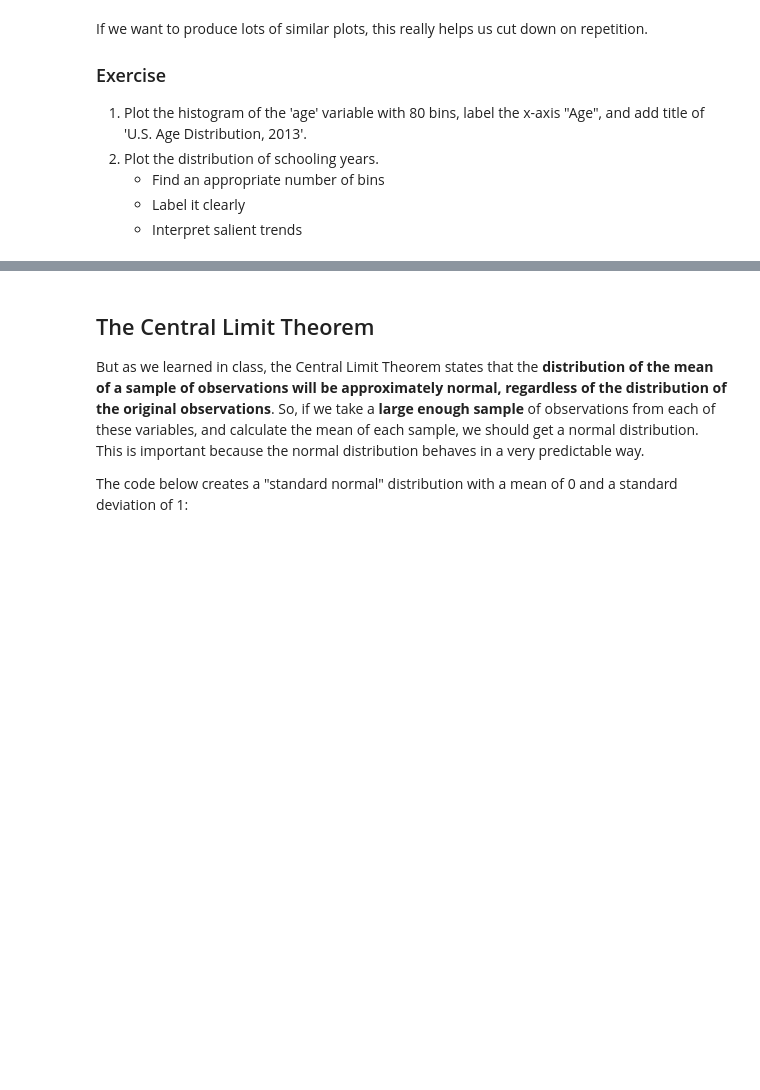
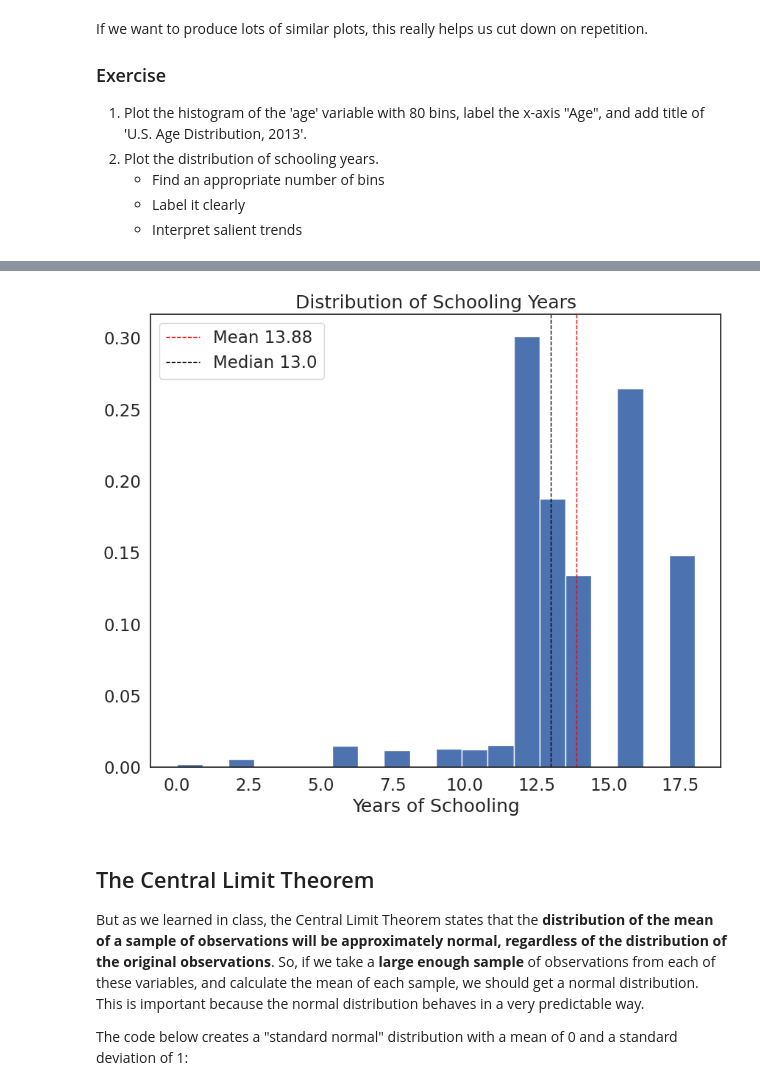
Before and after one commit to KellyLuo123/QM2-1, a Jupyter notebook: W5_Distributions_and_Basic_Statistics.ipynb, the cells around one changed output, grey strips where cells are left out. Saved outputs shown, nothing was run; the diff lists cells and outputs as text; code cells hidden in the pictures; blank space fills up the shorter version.

```diff
--- a/W5_Distributions_and_Basic_Statistics.ipynb
+++ b/W5_Distributions_and_Basic_Statistics.ipynb
@@ -310,3 +317,7 @@ If we want to produce lots of similar plots, this really helps us cut down on re
+# %%
+plot_histogram(df['sch'], 20, 'Years of Schooling', 'Distribution of Schooling Years')
+# %% [output]
+[figure, added]
 # %% [markdown]
 ## The Central Limit Theorem
 
```
Also changed, not shown: parts of 17 cells of this notebook.
